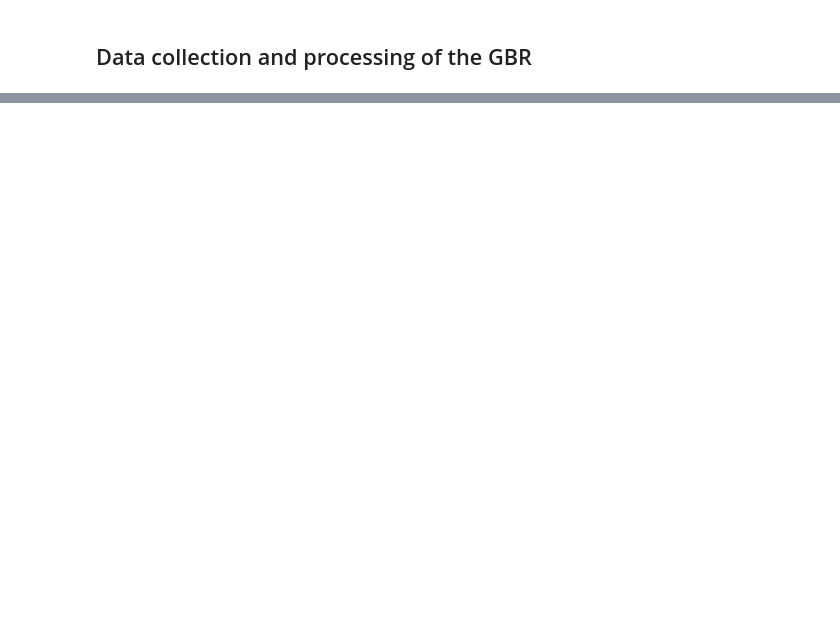
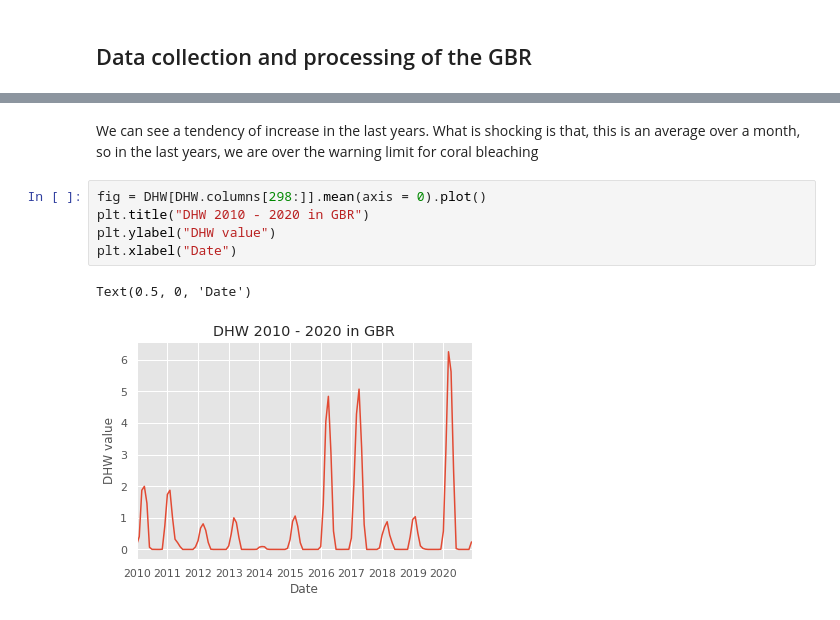
Before and after one commit to LaviSchlyter/Coral-Reef-preservation, a Jupyter notebook: Code/Data_processing.ipynb, the cells around one changed output, grey strips where cells are left out. Saved outputs shown, nothing was run; the diff lists cells and outputs as text; blank space fills up the shorter version.

```diff
--- a/Code/Data_processing.ipynb
+++ b/Code/Data_processing.ipynb
@@ -287,0 +180,10 @@ masked_array(
+# %% [markdown]
+We can see a tendency of increase in the last years. What is shocking is that, this is an average over a month, so in the last years, we are over the warning limit for coral bleaching
+# %%
+fig = DHW[DHW.columns[298:]].mean(axis = 0).plot()
+plt.title("DHW 2010 - 2020 in GBR")
+plt.ylabel("DHW value")
+plt.xlabel("Date")
+# %% [output]
+Text(0.5, 0, 'Date')
+[figure, added]
```
Also changed, not shown: parts of 128 cells of this notebook.
